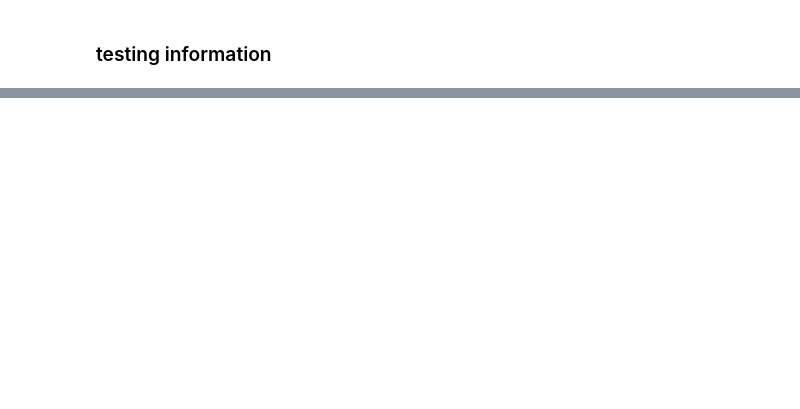
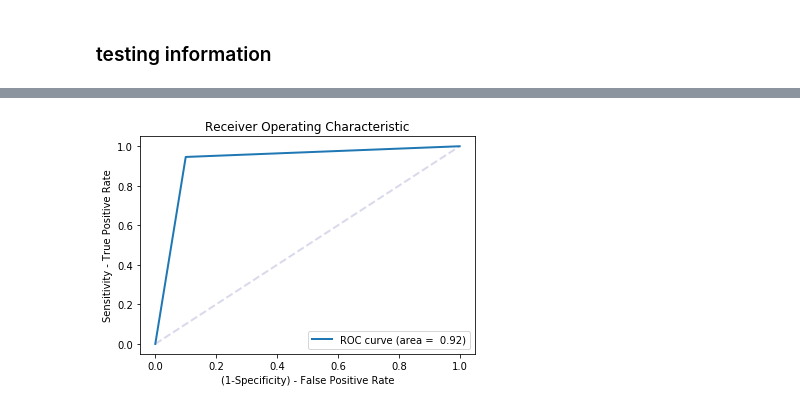
Before and after one commit to Ibrahim182/CNN-ANN-SVM, a Jupyter notebook: SVM_images.ipynb, the cells around one changed output, grey strips where cells are left out. Cells and saved outputs as stored; diff of their text form; code cells hidden in the pictures; blank space fills up the shorter version.

```diff
--- a/SVM_images.ipynb
+++ b/SVM_images.ipynb
@@ -107,0 +146,18 @@ plt.plot(confusion_matrix(testing_labels,prediction))
+# %%
+from sklearn import metrics
+
+fpr, tpr, thresholds = metrics.roc_curve(testing_labels, prediction)
+roc_auc = metrics.auc(fpr, tpr)
+
+lw = 2
+plt.figure()
+plt.plot([0, 1], [0, 1], color='navy', lw=lw, linestyle='--', alpha=0.15)
+plt.plot(fpr, tpr, lw=lw, label=f'ROC curve (area = {roc_auc: 0.2f})')
+
+plt.xlabel('(1-Specificity) - False Positive Rate')
+plt.ylabel('Sensitivity - True Positive Rate')
+plt.title(f'Receiver Operating Characteristic')
+plt.legend(loc="lower right")
+plt.show()
+# %% [output]
+[figure, added]
```
Also changed, not shown: parts of 12 cells of this notebook, 1 other file.
